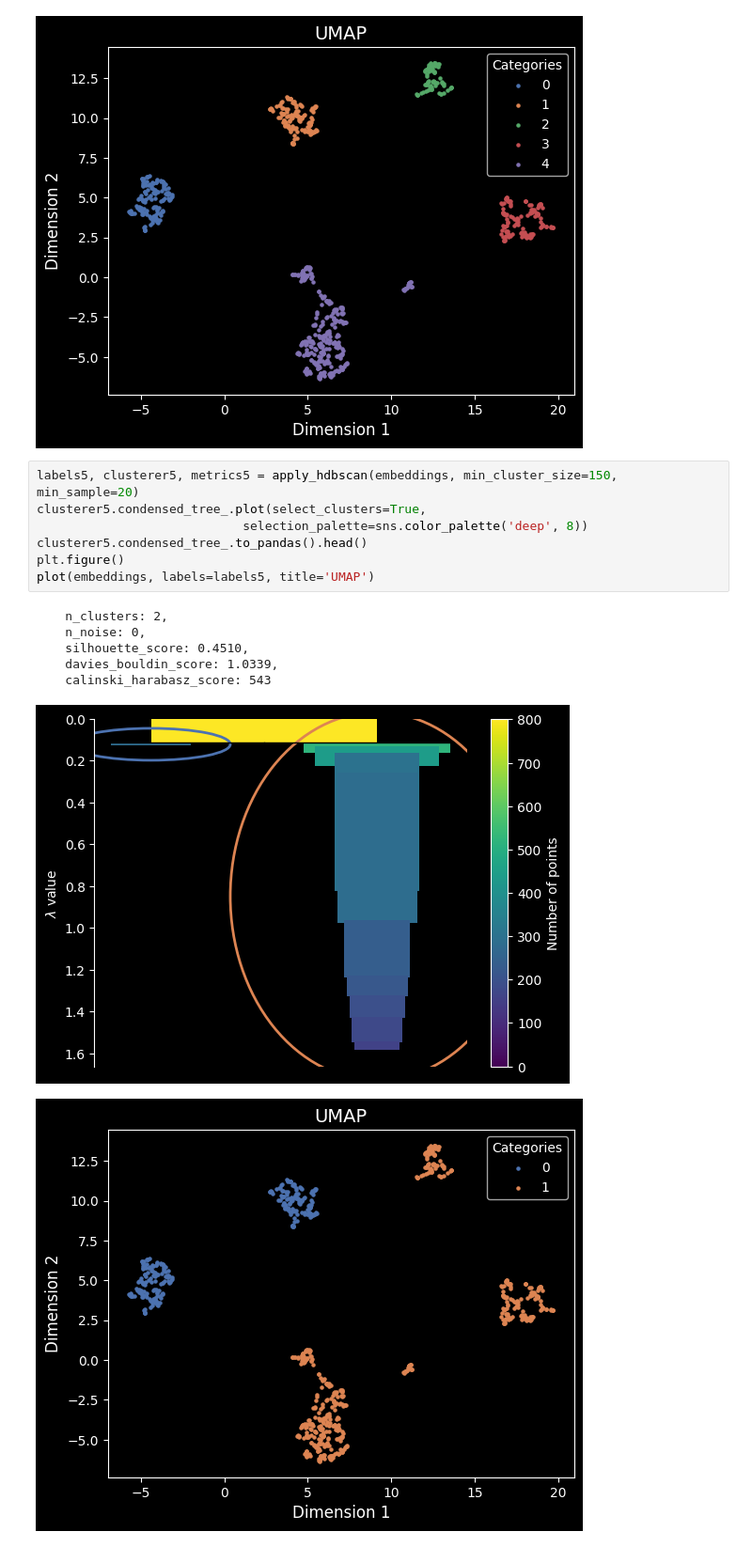
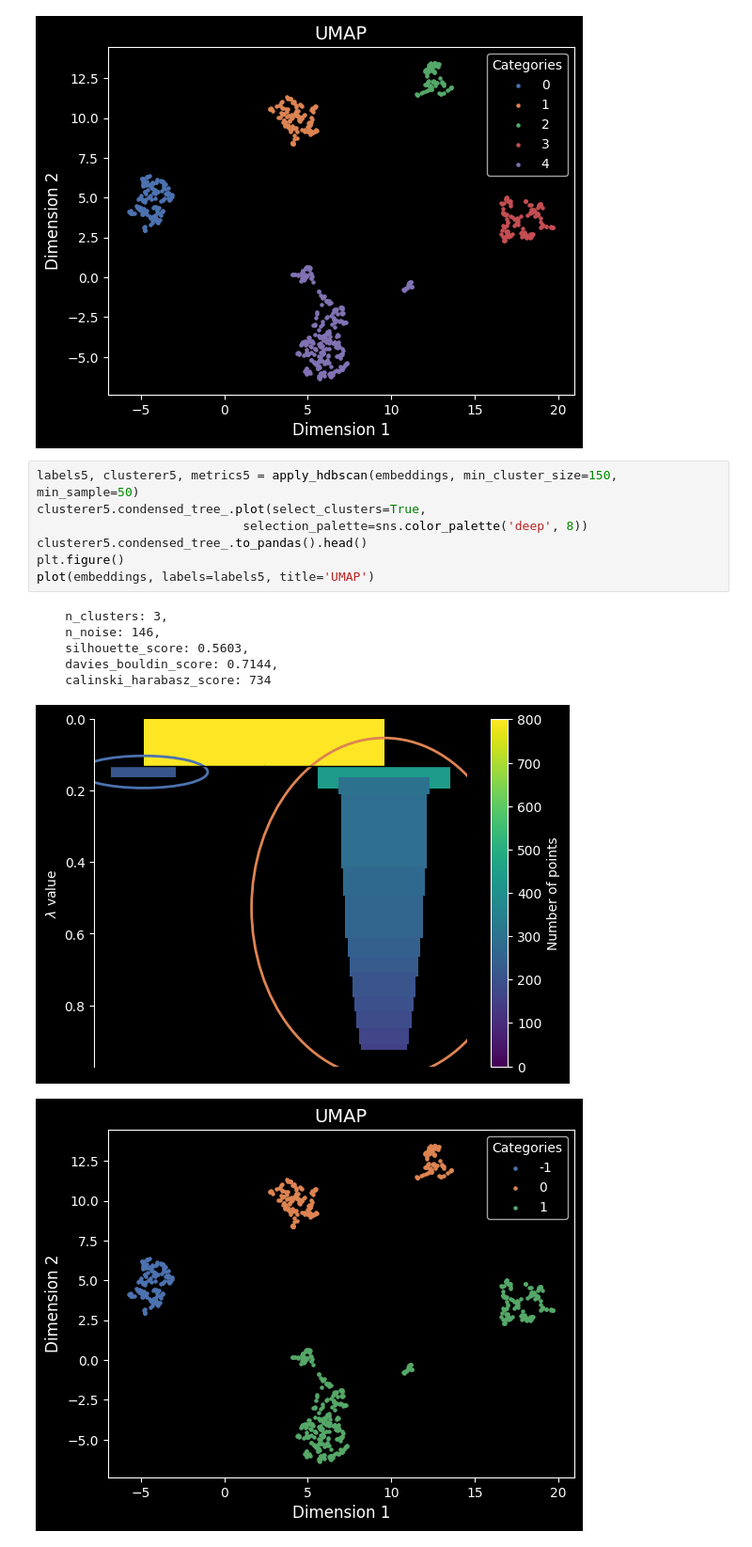
Before and after one commit to NicolasArVa/gene_expression_and_cancer, a Jupyter notebook: notebooks/gene_expression_hdbscan.ipynb, the cells around one changed output. Shown: that part at 94% size. Cells and saved outputs as stored; diff of their text form.

Commit message:
hdbscan edit

```diff
--- a/notebooks/gene_expression_hdbscan.ipynb
+++ b/notebooks/gene_expression_hdbscan.ipynb
@@ -134,17 +134,17 @@ plot(embeddings, labels=labels4, title='UMAP')
 [figure]
 [figure]
 # %%
-labels5, clusterer5, metrics5 = apply_hdbscan(embeddings, min_cluster_size=150, min_sample=20)
+labels5, clusterer5, metrics5 = apply_hdbscan(embeddings, min_cluster_size=150, min_sample=50)
 clusterer5.condensed_tree_.plot(select_clusters=True,
                             selection_palette=sns.color_palette('deep', 8))
 clusterer5.condensed_tree_.to_pandas().head()
 plt.figure()
 plot(embeddings, labels=labels5, title='UMAP')
 # %% [output]
-    n_clusters: 2,
-    n_noise: 0,
-    silhouette_score: 0.4510,
-    davies_bouldin_score: 1.0339,
-    calinski_harabasz_score: 543
+    n_clusters: 3,
+    n_noise: 146,
+    silhouette_score: 0.5603,
+    davies_bouldin_score: 0.7144,
+    calinski_harabasz_score: 734
-[figure, old version]
+[figure, new version]
-[figure, old version]
+[figure, new version]
```
